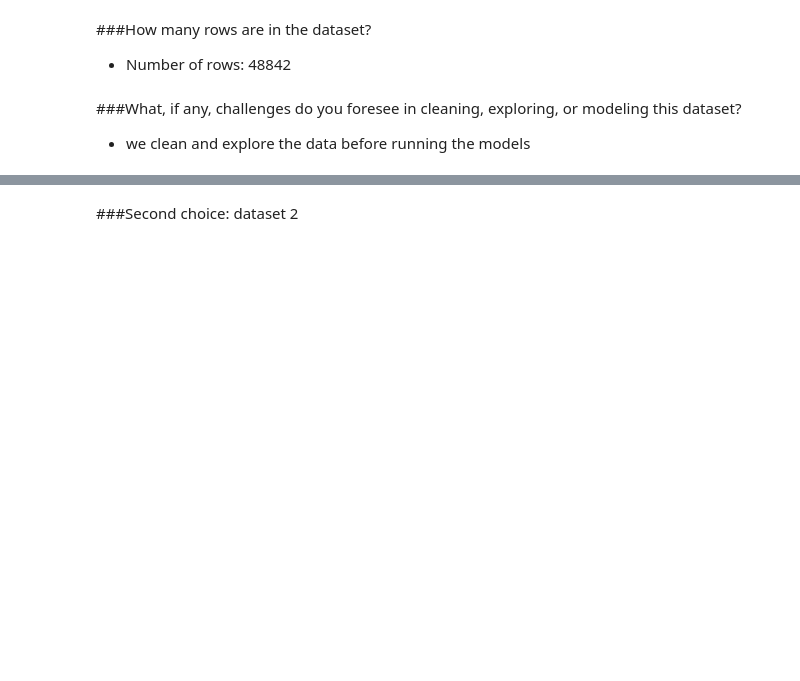
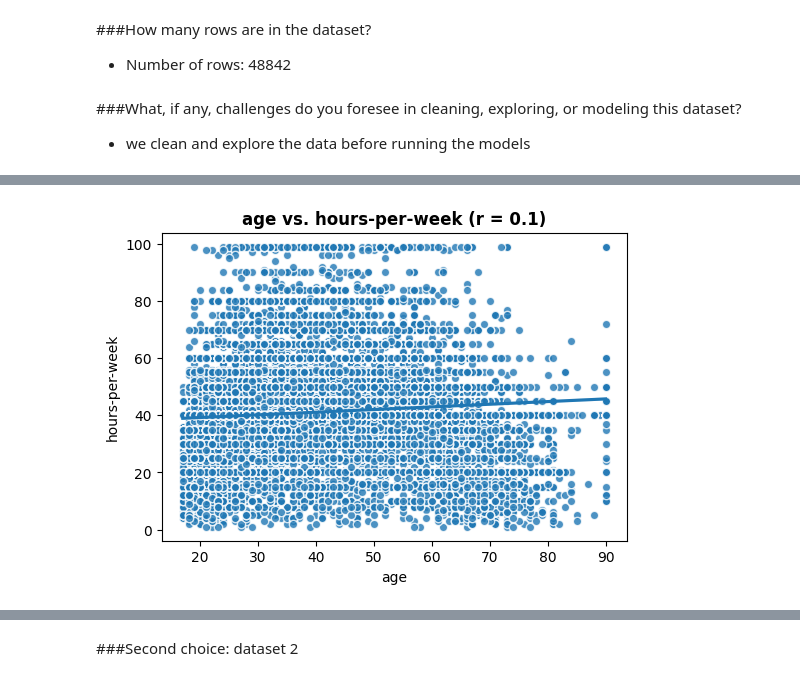
Before and after one commit to uday-routhu/models, a Jupyter notebook: Project_2_Part_1_Core.ipynb, the cells around one changed output, grey strips where cells are left out. Saved outputs shown, nothing was run; the diff lists cells and outputs as text; code cells hidden in the pictures; blank space fills up the shorter version.

```diff
--- a/Project_2_Part_1_Core.ipynb
+++ b/Project_2_Part_1_Core.ipynb
@@ -43,0 +226,21 @@ Mounted at /content/drive
+# %%
+def plot_numeric_vs_target(df, x, y,figsize=(6,4),):
+  # Calculate the correlation
+  corr = df[[x,y]].corr().round(2)
+  r = corr.loc[x,y]
+
+  # Plot the data
+  fig, ax = plt.subplots(figsize=figsize)
+  scatter_kws={'ec':'white','lw':1,'alpha':0.8}
+  sns.regplot(data=df, x=x, y=y, ax=ax, scatter_kws=scatter_kws)
+
+  ## Add the title with the correlation
+  ax.set_title(f"{x} vs. {y} (r = {r})", fontweight='bold')
+
+  ## Print message with info on the count and % of null values
+  null_count = df[x].isna().sum()
+  if null_count > 0:
+    null_perc = null_count/len(df)* 100
+    print(f"- NaN's Found: {null_count} ({round(null_perc,2)}%)")
+
+  return fig, ax
@@ -101,0 +576,4 @@ memory usage: 5.6+ MB
+# %%
+fig, ax = plot_numeric_vs_target(df_adult, 'age','hours-per-week')
+# %% [output]
+[figure, added]
```
Also changed, not shown: parts of 105 cells of this notebook.
